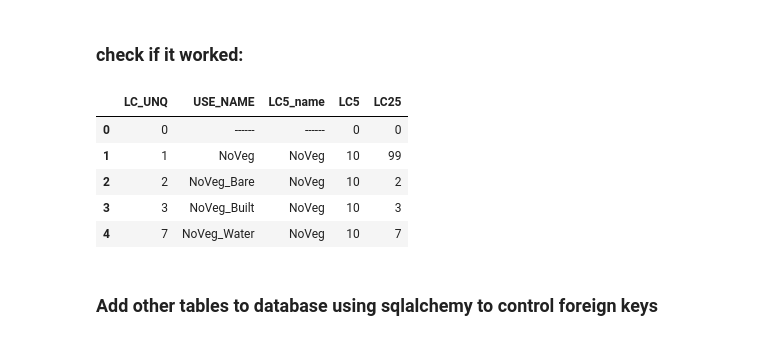
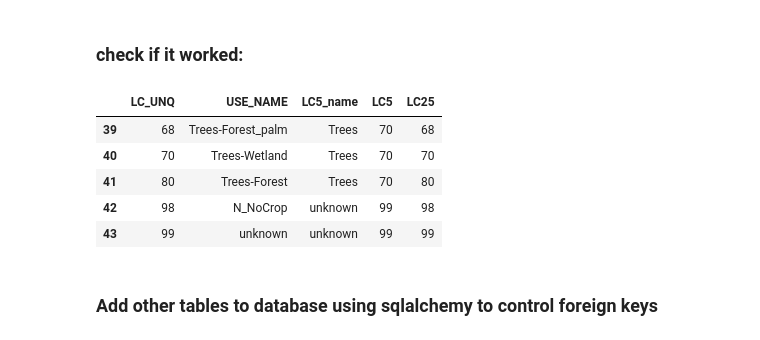
Before and after one commit to klwalker-sb/collectcube, a Jupyter notebook: notebooks/1_Create_db.ipynb, the cells around one changed output. Drawn from its saved outputs; the diff is of its cells as text; code cells hidden in the pictures.

```diff
--- a/notebooks/1_Create_db.ipynb
+++ b/notebooks/1_Create_db.ipynb
@@ -39,14 +39,14 @@ make_LC_table_from_lut(lc_lut, local_db_path, treat_existing='fail')
 # %%
 with engine.connect() as con:
     df = pd.read_sql_table('LC', con)
-df.head()
+df.tail()
 # %% [output]
 |  | LC_UNQ | USE_NAME | LC5_name | LC5 | LC25 |
-| 0 | 0 | ------ | ------ | 0 | 0 |
-| 1 | 1 | NoVeg | NoVeg | 10 | 99 |
-| 2 | 2 | NoVeg_Bare | NoVeg | 10 | 2 |
-| 3 | 3 | NoVeg_Built | NoVeg | 10 | 3 |
-| 4 | 7 | NoVeg_Water | NoVeg | 10 | 7 |
+| 39 | 68 | Trees-Forest_palm | Trees | 70 | 68 |
+| 40 | 70 | Trees-Wetland | Trees | 70 | 70 |
+| 41 | 80 | Trees-Forest | Trees | 70 | 80 |
+| 42 | 98 | N_NoCrop | unknown | 99 | 98 |
+| 43 | 99 | unknown | unknown | 99 | 99 |
 # %% [markdown]
 ### Add other tables to database using sqlalchemy to control foreign keys
 # %%
```
Also changed, not shown: parts of 1 cell of this notebook, 7 other files.
